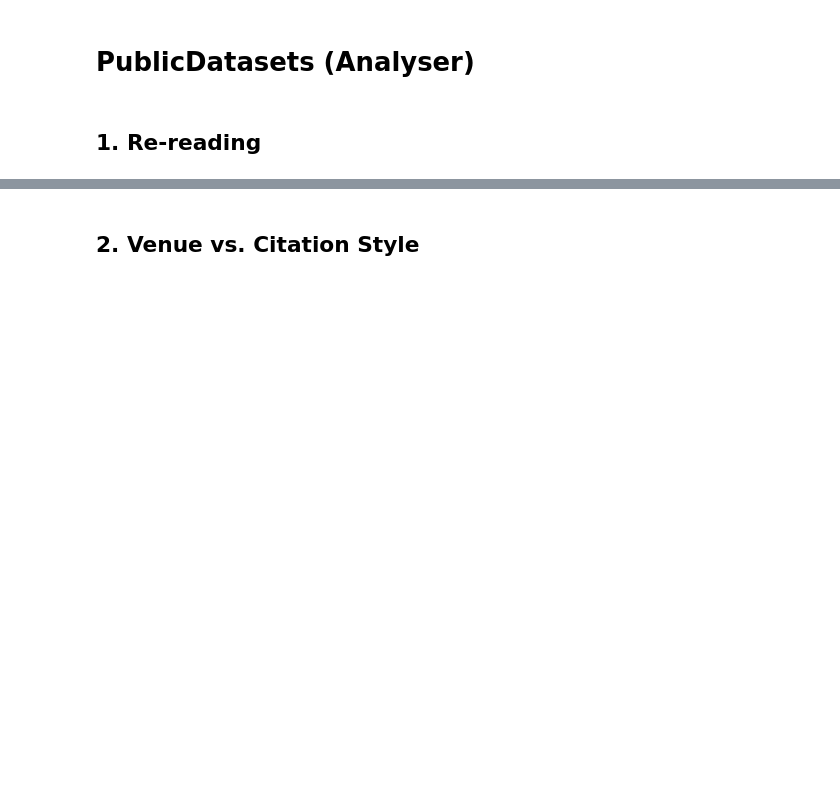
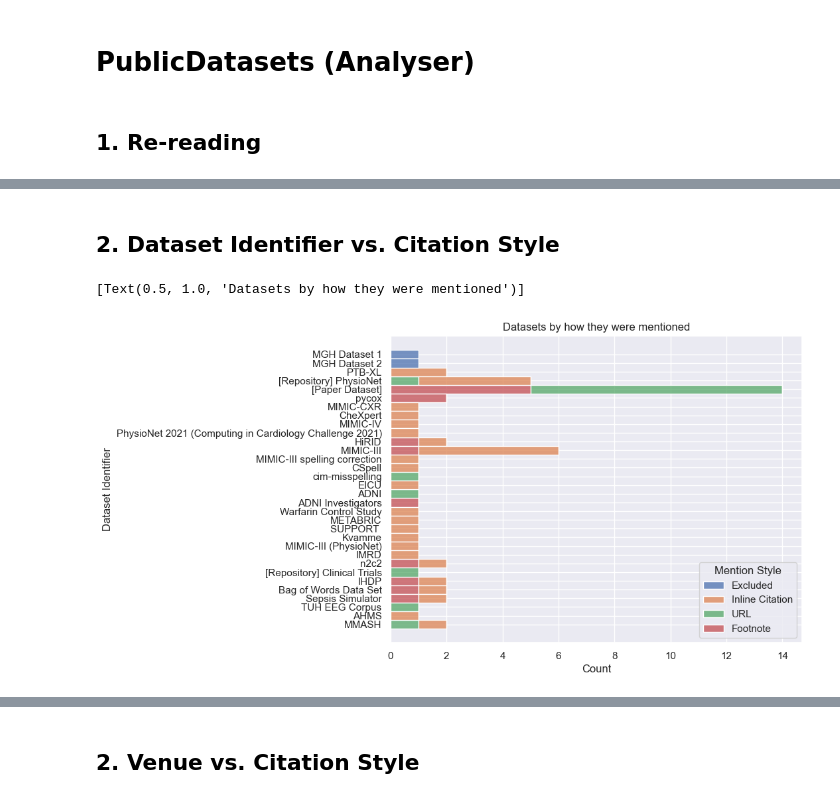
Before and after one commit to madprogramer/PublicDatasets, a Jupyter notebook: ArticleVisualizer.ipynb, the cells around one changed output, grey strips where cells are left out. Cells and saved outputs as stored; diff of their text form; code cells hidden in the pictures; blank space fills up the shorter version.

```diff
--- a/ArticleVisualizer.ipynb
+++ b/ArticleVisualizer.ipynb
@@ -45,4 +54,13 @@ color_palette=[
     "#F5793A", "#A95AA1", "#85C0F9", "#0F2080"
 ]
 # %%
-sns.set(rc={"figure.figsize":(8, 3)})
+sns.set(rc={"figure.figsize":(20, 3)})
+# %% [markdown]
+## 2. Dataset Identifier vs. Citation Style
+# %%
+sns.set(rc={"figure.figsize":(8, 6)})
+# %%
+sns.histplot(data=mentions_table, y="Dataset Identifier", hue="Mention Style", multiple="stack").set(title='Datasets by how they were mentioned')
+# %% [output]
+[Text(0.5, 1.0, 'Datasets by how they were mentioned')]
+[figure, added]
```
Also changed, not shown: parts of 12 cells of this notebook.
